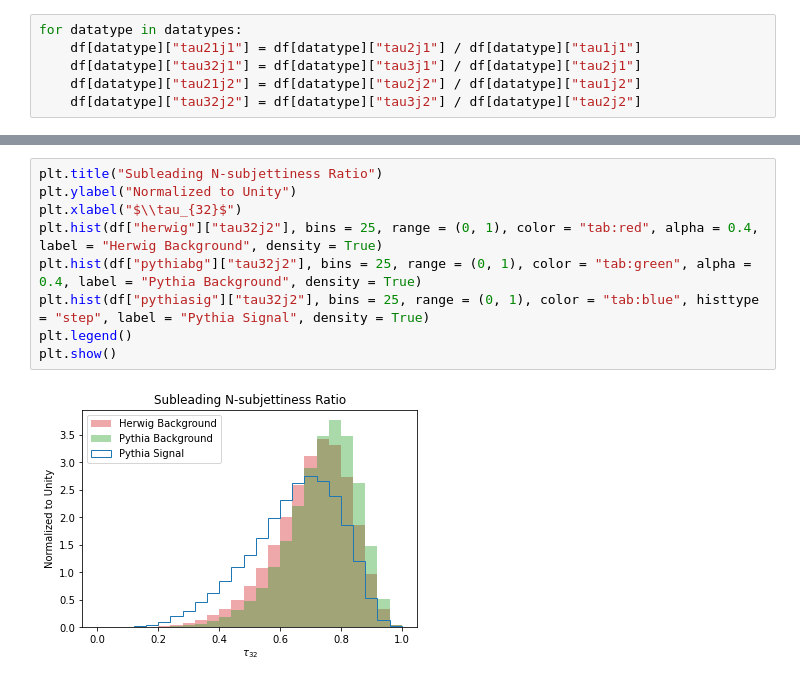
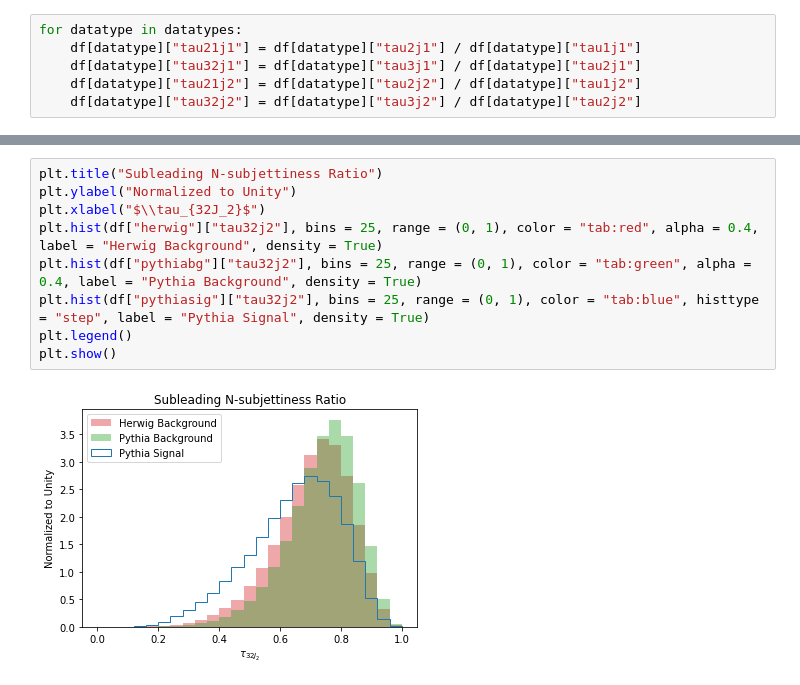
Before and after one commit to VinceLing0529/Anomaly-Detection, a Jupyter notebook: Feature Study for GAN.ipynb, the cells around one changed output, grey strips where cells are left out. Drawn from its saved outputs; the diff is of its cells as text.

```diff
--- a/Feature Study for GAN.ipynb
+++ b/Feature Study for GAN.ipynb
@@ -223,11 +223,11 @@ plt.show()
 # %%
 plt.title("Subleading N-subjettiness Ratio")
 plt.ylabel("Normalized to Unity")
-plt.xlabel("$\\tau_{32}$")
+plt.xlabel("$\\tau_{32J_2}$")
 plt.hist(df["herwig"]["tau32j2"], bins = 25, range = (0, 1), color = "tab:red", alpha = 0.4, label = "Herwig Background", density = True)
 plt.hist(df["pythiabg"]["tau32j2"], bins = 25, range = (0, 1), color = "tab:green", alpha = 0.4, label = "Pythia Background", density = True)
 plt.hist(df["pythiasig"]["tau32j2"], bins = 25, range = (0, 1), color = "tab:blue", histtype = "step", label = "Pythia Signal", density = True)
 plt.legend()
 plt.show()
 # %% [output]
-[figure, old version]
+[figure, new version]
```
Also changed, not shown: parts of 3 cells of this notebook.
